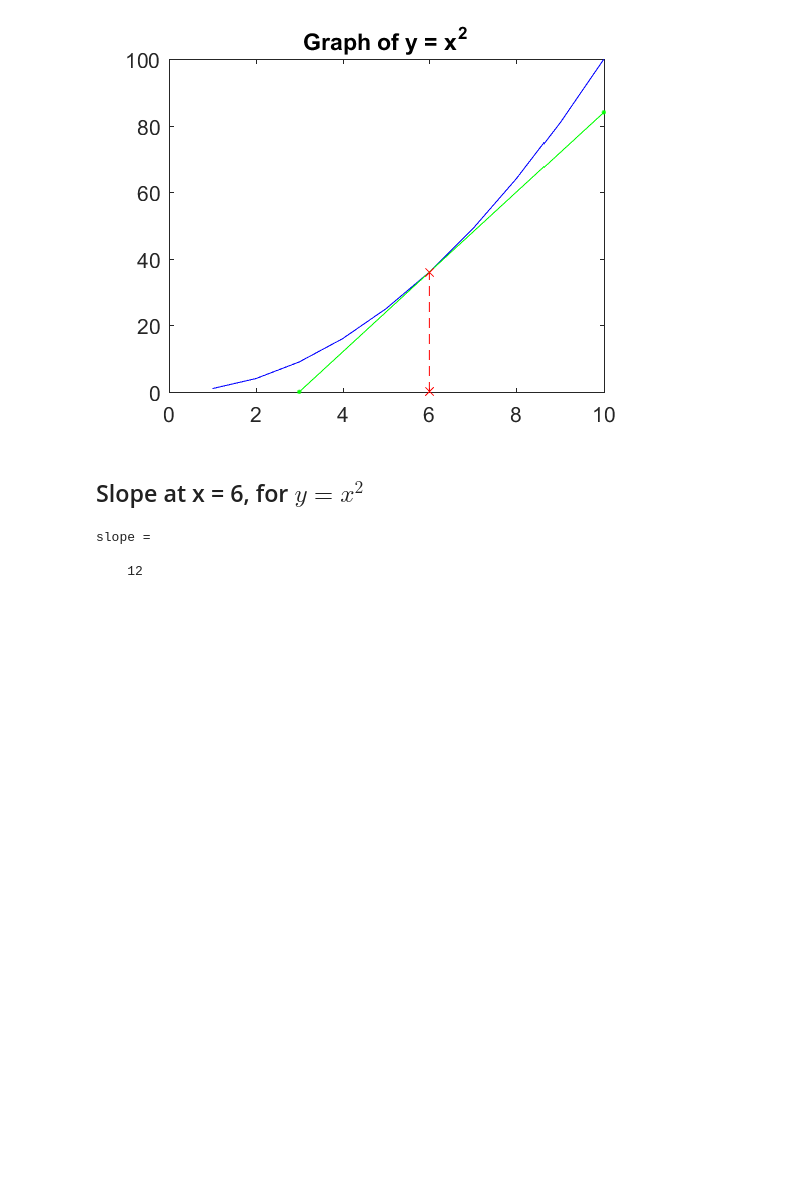
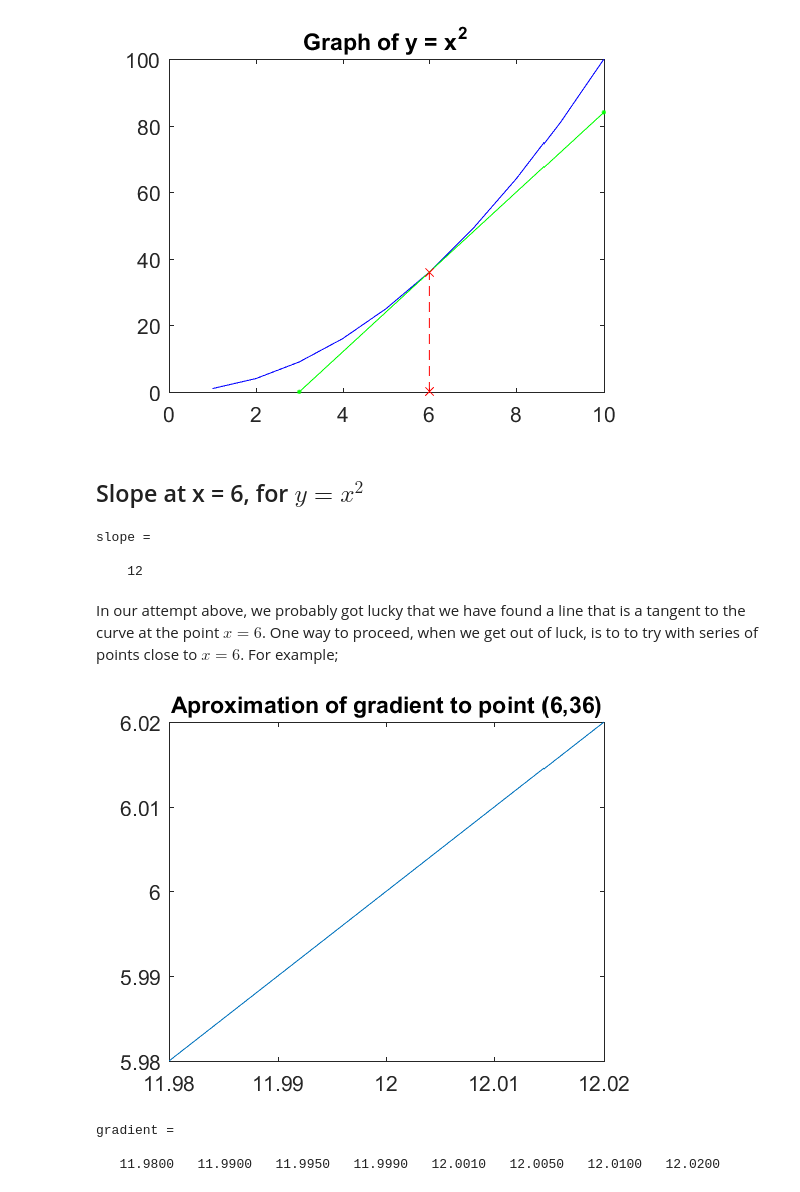
Before and after one commit to oswcad/EL021, a Jupyter notebook: Lecture1.ipynb, the cells around one changed output. Drawn from its saved outputs; the diff is of its cells as text; code cells hidden in the pictures; blank space fills up the shorter version.

```diff
--- a/Lecture1.ipynb
+++ b/Lecture1.ipynb
@@ -66,3 +66,22 @@ slope = (36-0)/(6-3)
 slope =
 
     12
+# %% [markdown]
+In our attempt above, we probably got lucky that we have found a line that is a tangent to the curve at the point $x = 6$. One way to proceed, when we get out of luck, is to to try with series of points close to $x = 6$. For example;
+# %%
+x = [5.98, 5.99, 5.995, 5.999, 6.001, 6.005, 6.01, 6.02];
+y = x.^2;
+deltax = x-6;
+deltay = y-36;   % note that when x = 6 -> y = 6x6 = 36
+# %%
+gradient = deltay./deltax; % Note these are approximations of the gradient at x = 6
+plot(gradient, x)
+hold off
+title('Aproximation of gradient to point (6,36)')
+gradient
+% Note the gradient at point (6,36) is roughly twice the value of ordinate x (12 = 2*6)
+# %% [output]
+[figure, added]
+gradient =
+
+   11.9800   11.9900   11.9950   11.9990   12.0010   12.0050   12.0100   12.0200
```
Also changed, not shown: parts of 3 cells of this notebook.
